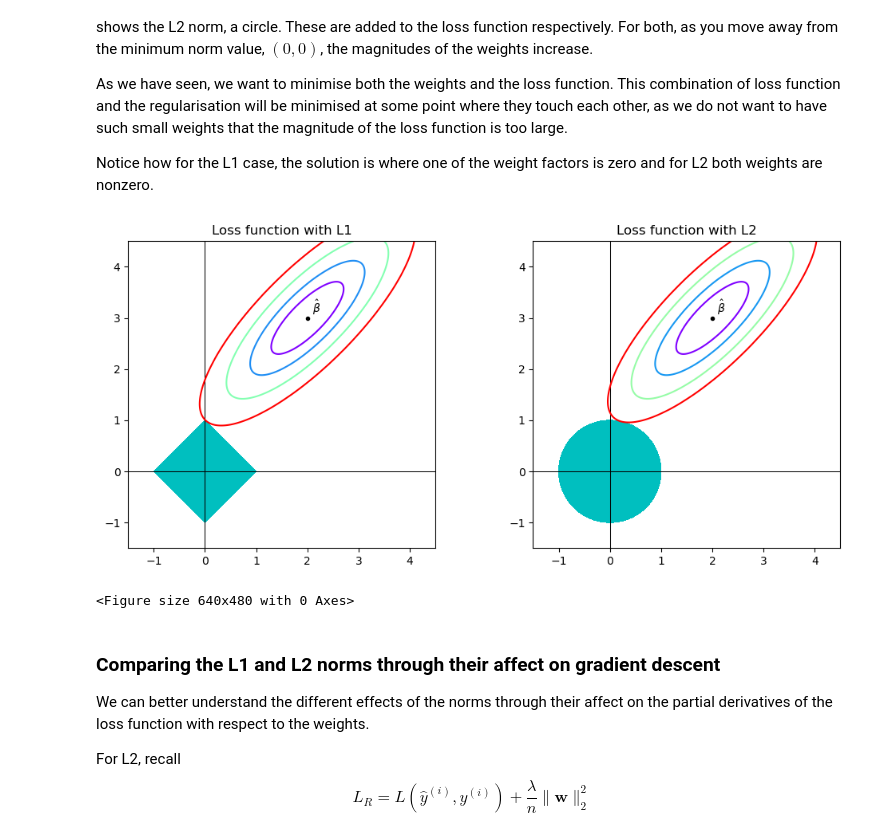
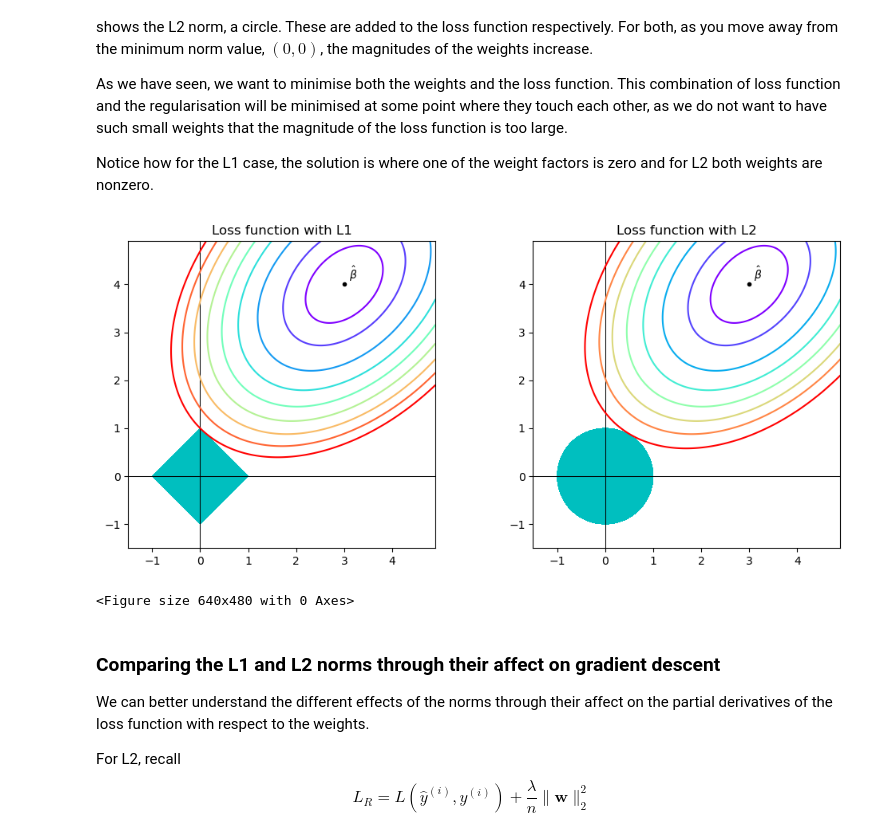
Before and after one commit to DoctorDalek1963/ma124-group-project, a Jupyter notebook: Machine_Learning_Project.ipynb, the cells around one changed output. Drawn from its saved outputs; the diff is of its cells as text; code cells hidden in the pictures.

Commit message:
Make L1/L2 contour plots less similar

```diff
--- a/Machine_Learning_Project.ipynb
+++ b/Machine_Learning_Project.ipynb
@@ -697,12 +697,12 @@ def plot_l1_l2_contour_plot():
     # Plotting code taken largely from https://scikit-learn.org/stable/auto_examples/linear_model/plot_sgd_penalties.html
 
     # Parameters for elliptic paraboloid loss function
-    x_scale = 1
+    x_scale = 2
     y_scale = 3
-    centre = (2, 3)
+    centre = (3, 4)
     angle = np.pi / 4
 
-    plt_bounds = (-1.5, 4.5)
+    plt_bounds = (-1.5, 4.9)
 
     line = np.linspace(*plt_bounds, 1001)
     xx, yy = np.meshgrid(line, line)
@@ -718,37 +718,36 @@ def plot_l1_l2_contour_plot():
         1,
         2,
         subplot_kw={
             "aspect": 1,
             "xlim": plt_bounds,
             "ylim": plt_bounds,
         }
     )
-    # fig.suptitle("L1 and L2 plots")
     fig.set_size_inches(12, 5)
 
     for ax in (l1_ax, l2_ax):
         ax.axhline(0, color='k', lw=0.75)
         ax.axvline(0, color='k', lw=0.75)
 
         ax.plot(*centre, '.k')
         ax.annotate(r"$\hat{\beta}$", centre, xytext=(centre[0] + 0.1, centre[1] + 0.1))
 
     l1_ax.set_title("Loss function with L1")
     l2_ax.set_title("Loss function with L2")
 
     l1_ax.contourf(xx, yy, l1, levels=[0, 1], colors="c")
     l2_ax.contourf(xx, yy, l2, levels=[0, 1], colors="c")
 
-    l1_ax.contour(xx, yy, loss_func, cmap="rainbow", levels=[0.1, 0.25, 0.5, 0.885])
-    l2_ax.contour(xx, yy, loss_func, cmap="rainbow", levels=[0.1, 0.25, 0.5, 0.834])
+    l1_ax.contour(xx, yy, loss_func, cmap="rainbow", levels=[0.1, 0.25, 0.5, 0.75, 1, 1.25, 1.5, 1.75, 2])
+    l2_ax.contour(xx, yy, loss_func, cmap="rainbow", levels=[0.1, 0.25, 0.5, 0.75, 1, 1.25, 1.5, 1.8])
 
     plt.show()
     plt.clf()
 
 
 plot_l1_l2_contour_plot()
 # %% [output]
-[figure, old version]
+[figure, new version]
 <Figure size 640x480 with 0 Axes>
 # %% [markdown]
 ### Comparing the L1 and L2 norms through their affect on gradient descent
```
